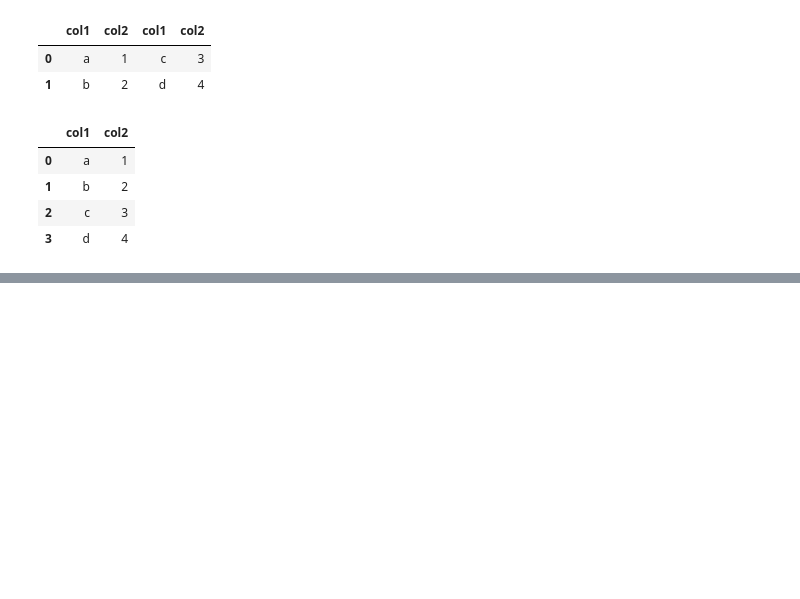
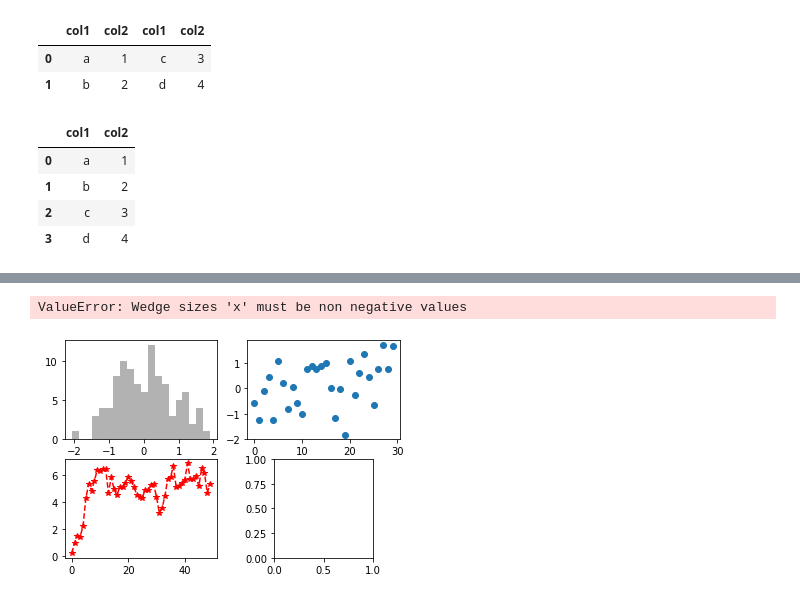
Before and after one commit to KimHeeSu1203/study-dataScience, a Jupyter notebook: kaggle_titanic/data_library.ipynb, the cells around one changed output, grey strips where cells are left out. Drawn from its saved outputs; the diff is of its cells as text; code cells hidden in the pictures; blank space fills up the shorter version.

```diff
--- a/kaggle_titanic/data_library.ipynb
+++ b/kaggle_titanic/data_library.ipynb
@@ -516,0 +556,10 @@ pd.concat([df3, df4], ignore_index = True)
+# %%
+fig, axes = plt.subplots(2, 2)
+axes[0][0].hist(np.random.randn(100), bins=20, color='k', alpha=0.3)
+axes[0][1].scatter(np.arange(30), np.random.randn(30))
+axes[1][0].plot(np.random.randn(50).cumsum(), linestyle='--', color='r', marker='*')
+axes[1][1].pie(np.random.randn(50).cumsum())
+plt.show()
+# %% [output]
+ValueError: Wedge sizes 'x' must be non negative values
+[figure, added]
```
Also changed, not shown: parts of 10 cells of this notebook, 3 other files.
